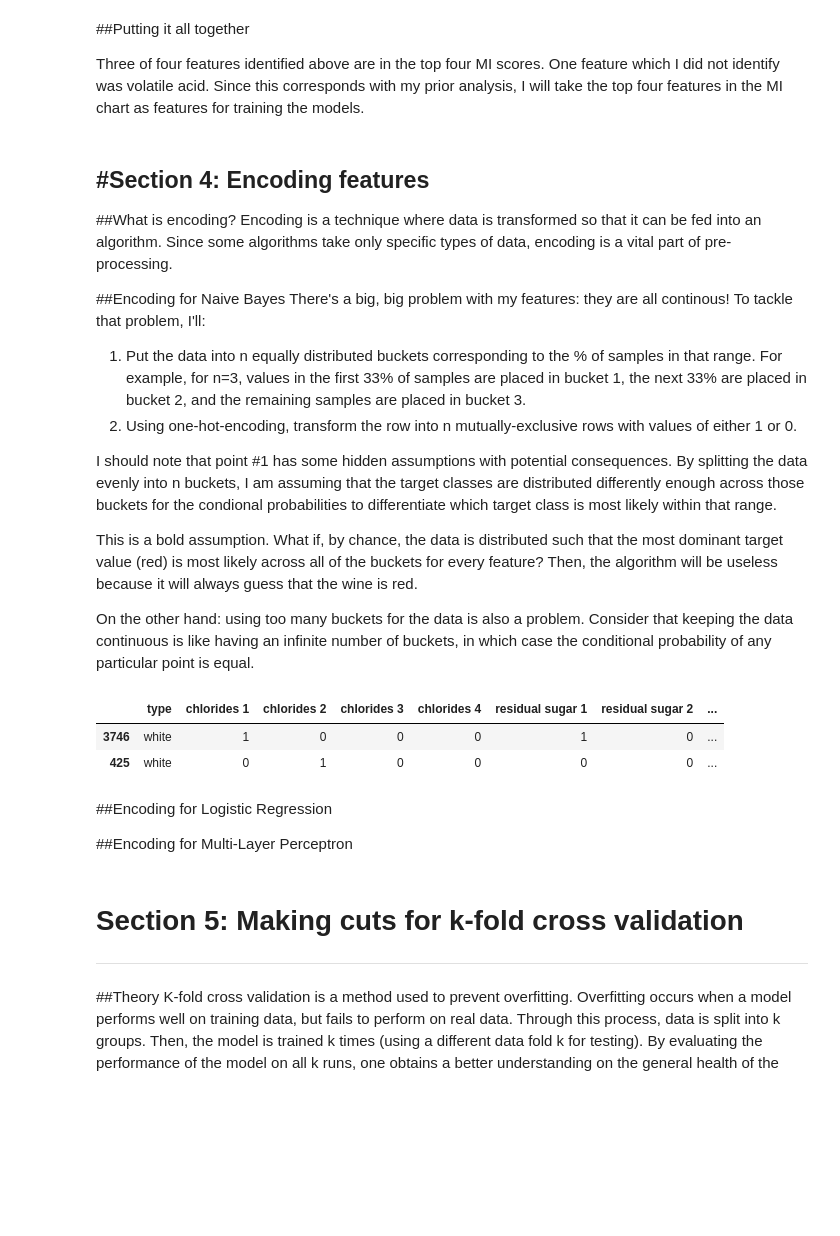
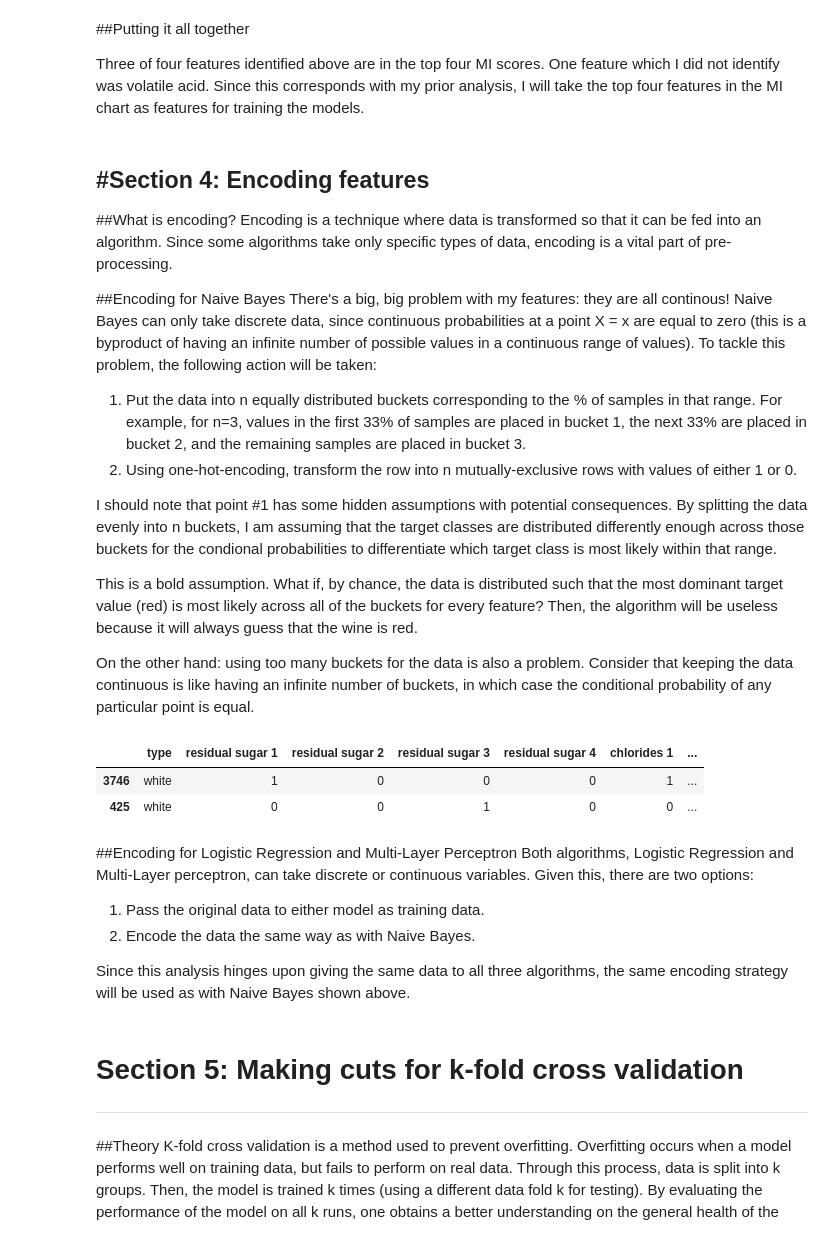
Before and after one commit to journalWheat/CSI4106-Project1, a Jupyter notebook: CSI4106_Project1_JaredWagner_GeneralForm.ipynb, the cells around one changed output. Saved outputs shown, nothing was run; the diff lists cells and outputs as text; code cells hidden in the pictures; blank space fills up the shorter version.

```diff
--- a/CSI4106_Project1_JaredWagner_GeneralForm.ipynb
+++ b/CSI4106_Project1_JaredWagner_GeneralForm.ipynb
@@ -251,7 +251,7 @@ model_features = {'total sulfur dioxide', 'chlorides', 'volatile acidity', 'resi
 Encoding is a technique where data is transformed so that it can be fed into an algorithm. Since some algorithms take only specific types of data, encoding is a vital part of pre-processing.
 
 ##Encoding for Naive Bayes
-There's a big, big problem with my features: they are all continous! To tackle that problem, I'll:
+There's a big, big problem with my features: they are all continous! Naive Bayes can only take discrete data, since continuous probabilities at a point X = x are equal to zero (this is a byproduct of having an infinite number of possible values in a continuous range of values). To tackle this problem, the following action will be taken:
 1. Put the data into n equally distributed buckets corresponding to the % of samples in that range. For example, for n=3, values in the first 33% of samples are placed in bucket 1, the next 33% are placed in bucket 2, and the remaining samples are placed in bucket 3.
 2. Using one-hot-encoding, transform the row into n mutually-exclusive rows with values of either 1 or 0.
 
@@ -263,37 +263,40 @@ On the other hand: using too many buckets for the data is also a problem. Consid
 # %%
  # qcut: https://stackoverflow.com/questions/53963183/how-to-use-kbinsdiscretizer-to-make-continuous-data-into-bins-in-sklearn
  # get_dummies: https://stackoverflow.com/questions/37292872/how-can-i-one-hot-encode-in-python
 
-def encodeForBayes (raw, target, features, n_buckets):
+def one_hot_encode(raw, target, features, n_buckets):
   # get a dataframe with the features we care about
   df = raw[features].copy()
 
   # use Pandas to replace the values in each dataframe with the quantile they belong to
   for column in df:
     df[column] = pd.qcut(df[column], q=(n_buckets+1), labels=False)
 
   # expand each column out into mutually exclusive columns
   for column in df:
     onehot_columns = pd.get_dummies(df[column], prefix=column+' ',prefix_sep='', drop_first=True)
     df = pd.concat([df, onehot_columns],axis=1)
     df = df.drop(column, axis=1)
 
   # add the target back at the end of the dataframe ... everything have been done inplace, so this is okay
   df = pd.concat([raw_df[target],df],axis=1)
   #df[target] = raw[target].copy()
 
   return df
 
-encoded_bayes_df = encodeForBayes(raw_df, target, model_features, 4)
-display(encoded_bayes_df.head(2)) # sneak peak to see the data looks as expected
+one_hot_encoded_wine_df = one_hot_encode(raw_df, target, model_features, 4)
+display(one_hot_encoded_wine_df.head(2)) # sneak peak to see the data looks as expected
 # %% [output]
-|  | type | chlorides 1 | chlorides 2 | chlorides 3 | chlorides 4 | residual sugar 1 | residual sugar 2 | ... |
-| 3746 | white | 1 | 0 | 0 | 0 | 1 | 0 | ... |
-| 425 | white | 0 | 1 | 0 | 0 | 0 | 0 | ... |
+|  | type | residual sugar 1 | residual sugar 2 | residual sugar 3 | residual sugar 4 | chlorides 1 | ... |
+| 3746 | white | 1 | 0 | 0 | 0 | 1 | ... |
+| 425 | white | 0 | 0 | 1 | 0 | 0 | ... |
-# %% [markdown]
-##Encoding for Logistic Regression
-
-##Encoding for Multi-Layer Perceptron
+# %% [markdown]
+##Encoding for Logistic Regression and Multi-Layer Perceptron
+Both algorithms, Logistic Regression and Multi-Layer perceptron, can take discrete or continuous variables. Given this, there are two options:
+1. Pass the original data to either model as training data.
+2. Encode the data the same way as with Naive Bayes.
+
+Since this analysis hinges upon giving the same data to all three algorithms, the same encoding strategy will be used as with Naive Bayes shown above.
 # %% [markdown]
 # Section 5: Making cuts for k-fold cross validation
 -----
```
Also changed, not shown: parts of 7 cells of this notebook.
